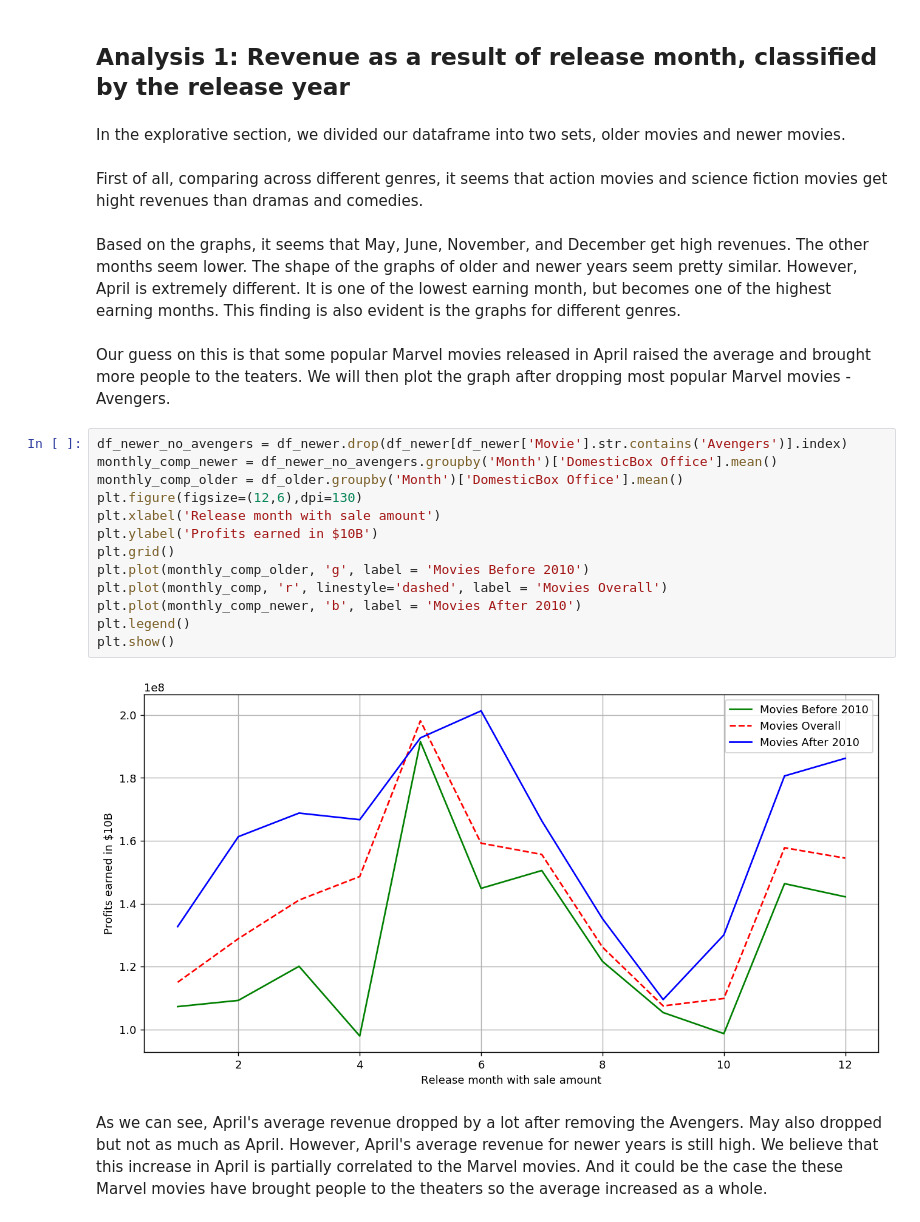
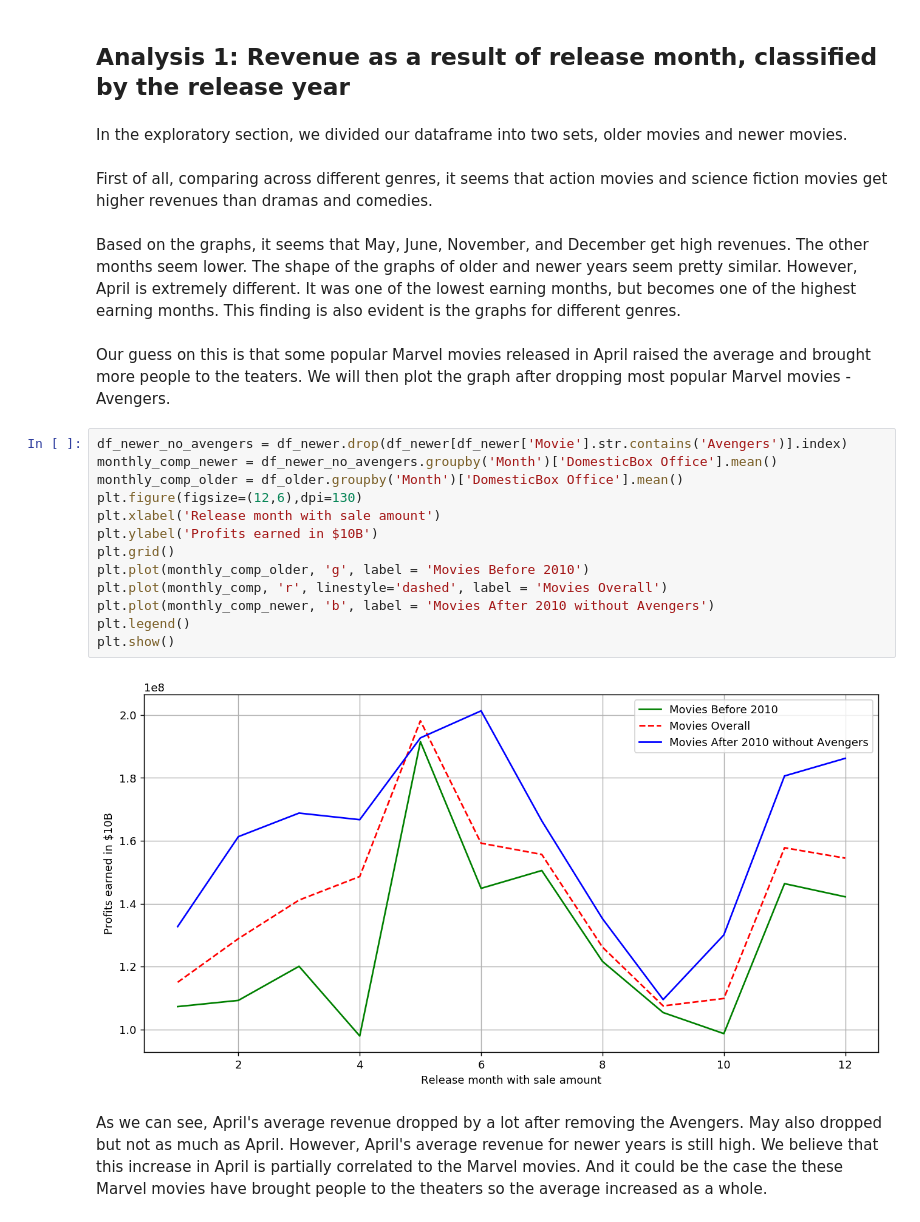
Before and after one commit to SephalTheX/Corollators, a Jupyter notebook: FinalProject.ipynb, the cells around one changed output. Drawn from its saved outputs; the diff is of its cells as text.

```diff
--- a/FinalProject.ipynb
+++ b/FinalProject.ipynb
@@ -494,28 +459,28 @@ import statsmodels.api as sm
 # %% [markdown]
 ## Analysis 1: Revenue as a result of release month, classified by the release year
 # %% [markdown]
-In the explorative section, we divided our dataframe into two sets, older movies and newer movies.
+In the exploratory section, we divided our dataframe into two sets, older movies and newer movies.
 # %% [markdown]
-First of all, comparing across different genres, it seems that action movies and science fiction movies get hight revenues than dramas and comedies.
+First of all, comparing across different genres, it seems that action movies and science fiction movies get higher revenues than dramas and comedies.
 # %% [markdown]
-Based on the graphs, it seems that May, June, November, and December get high revenues. The other months seem lower. The shape of the graphs of older and newer years seem pretty similar. However, April is extremely different. It is one of the lowest earning month, but becomes one of the highest earning months. This finding is also evident is the graphs for different genres.
+Based on the graphs, it seems that May, June, November, and December get high revenues. The other months seem lower. The shape of the graphs of older and newer years seem pretty similar. However, April is extremely different. It was one of the lowest earning months, but becomes one of the highest earning months. This finding is also evident is the graphs for different genres.
 # %% [markdown]
 Our guess on this is that some popular Marvel movies released in April raised the average and brought more people to the teaters. We will then plot the graph after dropping most popular Marvel movies - Avengers.
 # %%
 df_newer_no_avengers = df_newer.drop(df_newer[df_newer['Movie'].str.contains('Avengers')].index)
 monthly_comp_newer = df_newer_no_avengers.groupby('Month')['DomesticBox Office'].mean()
 monthly_comp_older = df_older.groupby('Month')['DomesticBox Office'].mean()
 plt.figure(figsize=(12,6),dpi=130)
 plt.xlabel('Release month with sale amount')
 plt.ylabel('Profits earned in $10B')
 plt.grid()
 plt.plot(monthly_comp_older, 'g', label = 'Movies Before 2010')
 plt.plot(monthly_comp, 'r', linestyle='dashed', label = 'Movies Overall')
-plt.plot(monthly_comp_newer, 'b', label = 'Movies After 2010')
+plt.plot(monthly_comp_newer, 'b', label = 'Movies After 2010 without Avengers')
 plt.legend()
 plt.show()
 # %% [output]
-[figure, old version]
+[figure, new version]
 # %% [markdown]
 As we can see, April's average revenue dropped by a lot after removing the Avengers. May also dropped but not as much as April. However, April's average revenue for newer years is still high. We believe that this increase in April is partially correlated to the Marvel movies. And it could be the case the these Marvel movies have brought people to the theaters so the average increased as a whole.
 # %% [markdown]
```
Also changed, not shown: parts of 37 cells of this notebook.
